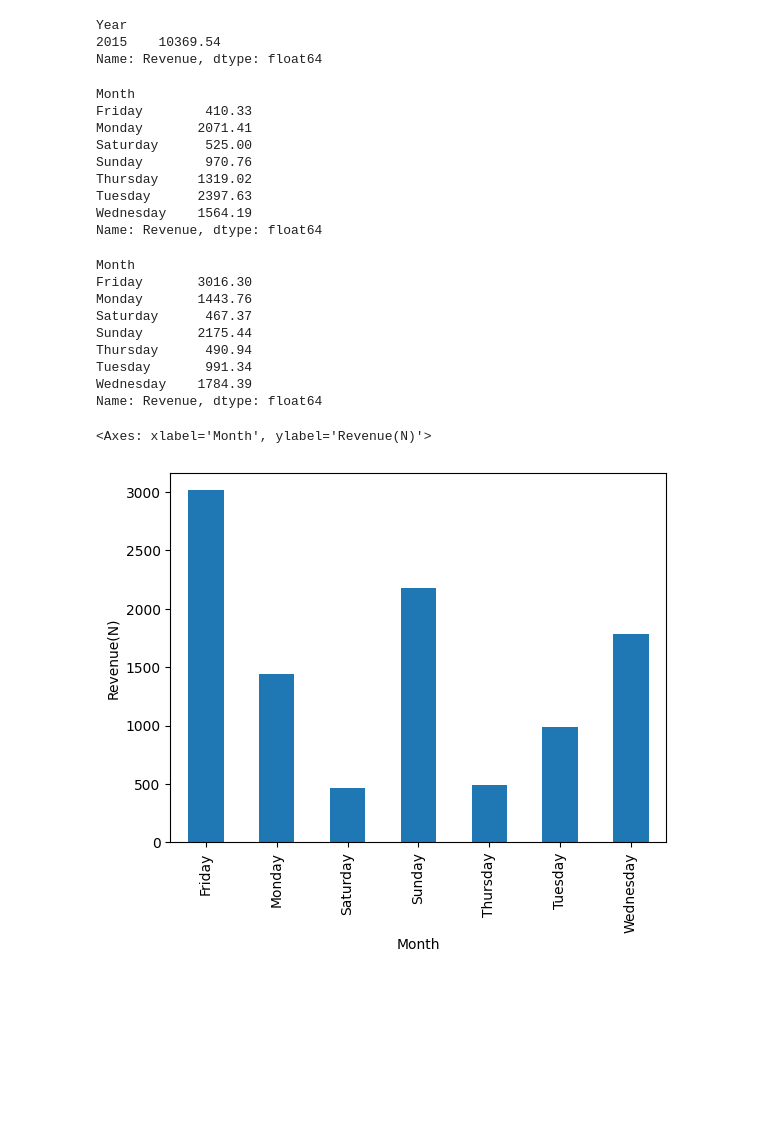
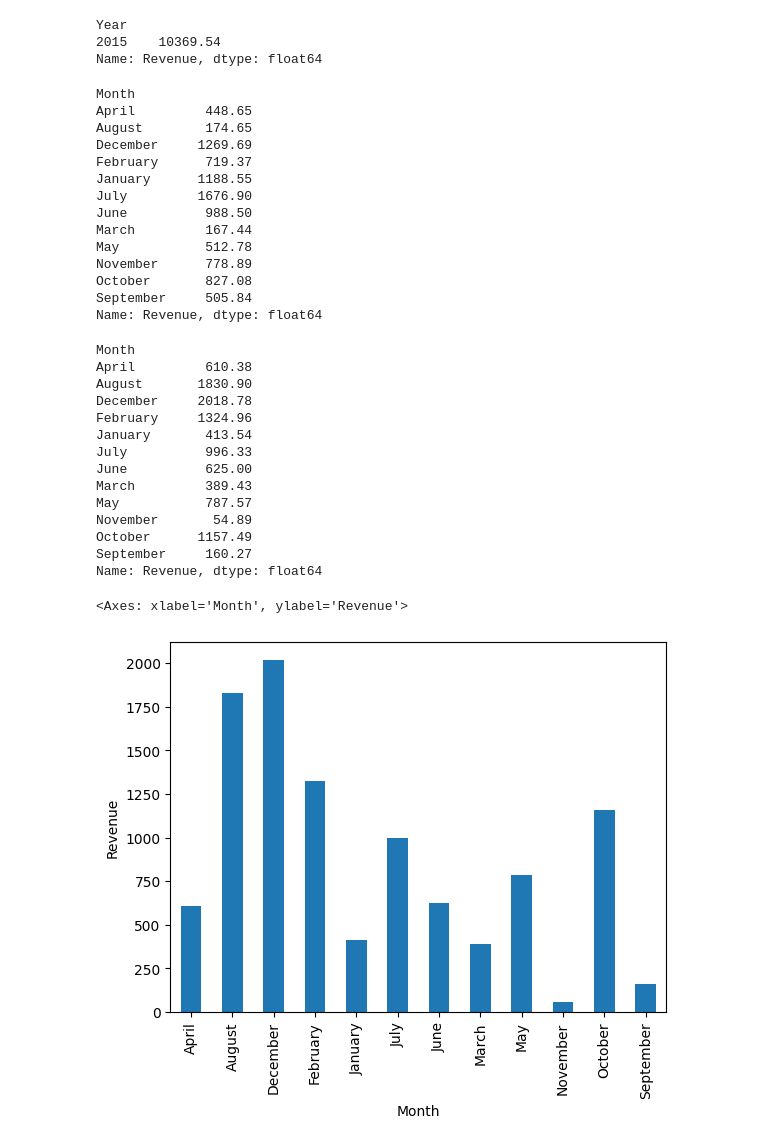
Before and after one commit to bissakaAI/DataAndData_analysis, a Jupyter notebook: Task_folder/pandas/Electronics_sales.ipynb, the cells around one changed output. Saved outputs shown, nothing was run; the diff lists cells and outputs as text; code cells hidden in the pictures; blank space fills up the shorter version.

```diff
--- a/Task_folder/pandas/Electronics_sales.ipynb
+++ b/Task_folder/pandas/Electronics_sales.ipynb
@@ -171,7 +173,7 @@ sales.dtypes.value_counts().plot(kind="bar",xlabel = "Data Types", ylabel = "Cou
 # %%
 sales["Year"] =sales["Date"].dt.year
 sales["Month"] = sales ["Date"].dt.month_name()
-sales["Month"] =sales["Date"].dt.day_name()
+sales["Day"] =sales["Date"].dt.day_name()
 # %%
 sales.head()
 # %% [output]
@@ -246,13 +248,18 @@ Total_monthly_sales14 = sales2014.groupby("Month")["Revenue"].sum()
 Total_monthly_sales14
 # %% [output]
 Month
-Friday        410.33
-Monday       2071.41
-Saturday      525.00
-Sunday        970.76
-Thursday     1319.02
-Tuesday      2397.63
-Wednesday    1564.19
+April         448.65
+August        174.65
+December     1269.69
+February      719.37
+January      1188.55
+July         1676.90
+June          988.50
+March         167.44
+May           512.78
+November      778.89
+October       827.08
+September     505.84
 Name: Revenue, dtype: float64
 # %%
 #2015 monthly sales
@@ -260,17 +267,22 @@ Total_monthly_sales15 = sales2015.groupby("Month")["Revenue"].sum()
 Total_monthly_sales15
 # %% [output]
 Month
-Friday       3016.30
-Monday       1443.76
-Saturday      467.37
-Sunday       2175.44
-Thursday      490.94
-Tuesday       991.34
-Wednesday    1784.39
+April         610.38
+August       1830.90
+December     2018.78
+February     1324.96
+January       413.54
+July          996.33
+June          625.00
+March         389.43
+May           787.57
+November       54.89
+October      1157.49
+September     160.27
 Name: Revenue, dtype: float64
 # %%
 # lets put this in a plot using pandas
-Total_monthly_sales15.plot(kind = "bar",xlabel = "Day of the week", ylabel ="Revenue(N)")
+Total_monthly_sales15.plot(kind = "bar",xlabel = "Month", ylabel ="Revenue")
 # %% [output]
-<Axes: xlabel='Month', ylabel='Revenue(N)'>
+<Axes: xlabel='Month', ylabel='Revenue'>
-[figure, old version]
+[figure, new version]
```
Also changed, not shown: parts of 14 cells of this notebook.
